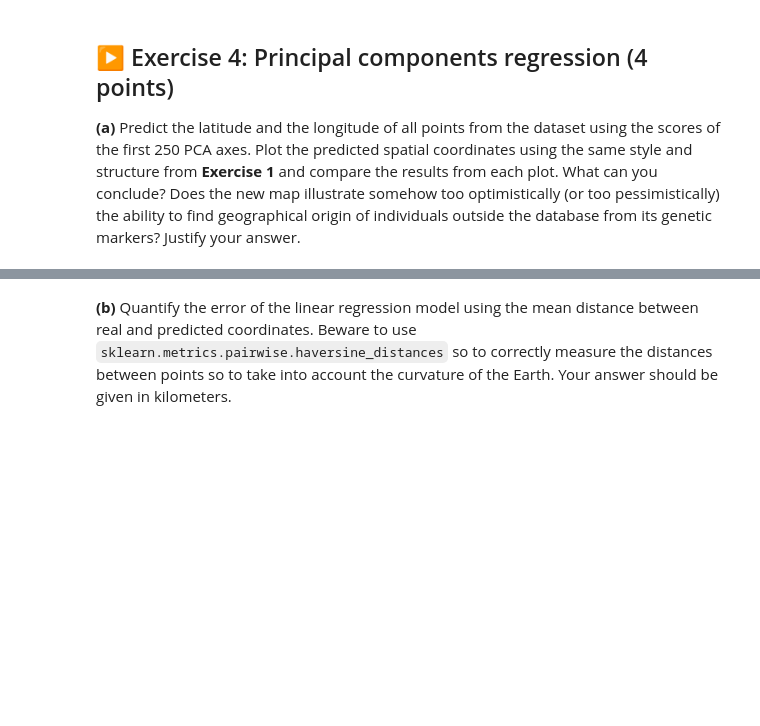
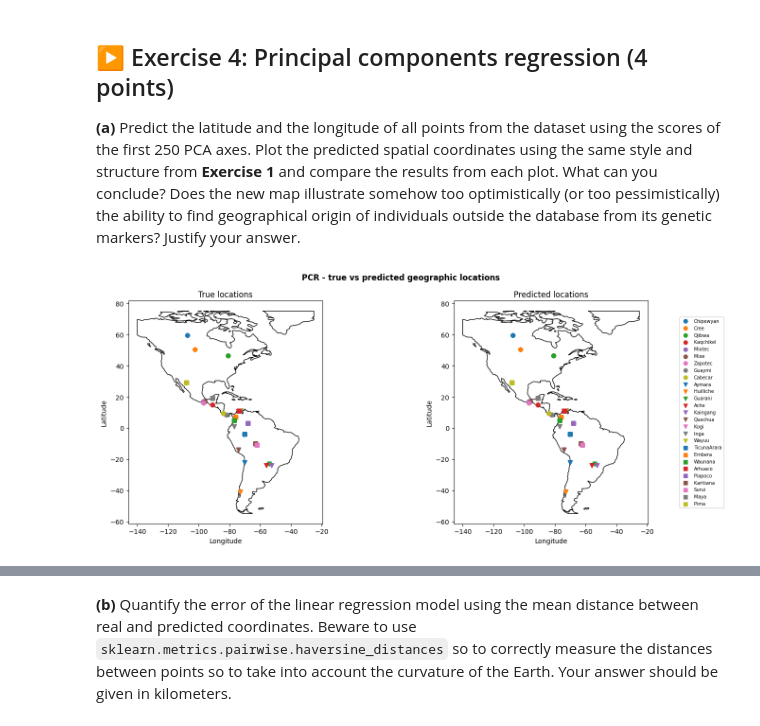
Before and after one commit to Ba-Hi/reports_tp, a Jupyter notebook: TP2/TP2.ipynb, the cells around one changed output, grey strips where cells are left out. Drawn from its saved outputs; the diff is of its cells as text; code cells hidden in the pictures; blank space fills up the shorter version.

```diff
--- a/TP2/TP2.ipynb
+++ b/TP2/TP2.ipynb
@@ -458,3 +437,60 @@ Components for 95% (std): 425
 ## ▶️ Exercise 4: Principal components regression (4 points)
 
 **(a)** Predict the latitude and the longitude of all points from the dataset using the scores of the first 250 PCA axes. Plot the predicted spatial coordinates using the same style and structure from **Exercise 1** and compare the results from each plot. What can you conclude? Does the new map illustrate somehow too optimistically (or too pessimistically) the ability to find geographical origin of individuals outside the database from its genetic markers? Justify your answer.
+# %%
+pca = PCA(n_components=250)
+X_red = pca.fit_transform(X_std)
+
+y_long = df['long']
+y_lat = df['lat']
+
+lr_lat = LinearRegression()
+lr_lon = LinearRegression()
+
+lr_lat.fit(X_red, y_lat)
+lr_lon.fit(X_red, y_long)
+
+
+lat_pred = lr_lat.predict(X_red)
+lon_pred = lr_lon.predict(X_red)
+# %%
+tribes = df.iloc[:, 2]
+
+# Create a GeoDataFrame
+gdf_pred = gpd.GeoDataFrame(df, geometry=gpd.points_from_xy(lon_pred, lat_pred))
+gdf_real = gpd.GeoDataFrame(df, geometry=gpd.points_from_xy(longitude, latitude))
+
+
+world = gpd.read_file(geodatasets.get_path('naturalearth.land'))
+fig, axes = plt.subplots(1, 2, figsize=(16, 6))
+plt.subplots_adjust(left=0.0, right=0.90, bottom=0.10, top=0.92)
+
+
+plt.subplots_adjust(left=0.0, right=0.90, bottom=0.10, top=0.92)
+
+world.clip([-140, -55, -25, 75]).plot(ax=axes[0], color='white', edgecolor='black')
+for i, tribe in enumerate(gdf_real['Pop'].unique()):
+    members_tribe = gdf_real[gdf_real['Pop'] == tribe]
+    axes[0].scatter(members_tribe['long'], members_tribe['lat'],
+               marker=marker_list[i//9],
+               color=colors_list[i%9], label=tribe)
+axes[0].set_title('True locations')
+axes[0].set_xlabel('Longitude')
+axes[0].set_ylabel('Latitude')
+
+world.clip([-140, -55, -25, 75]).plot(ax=axes[1], color='white', edgecolor='black')
+for i, tribe in enumerate(gdf_pred['Pop'].unique()):
+    members_tribe = gdf_pred[gdf_pred['Pop'] == tribe]
+    axes[1].scatter(members_tribe['long'], members_tribe['lat'],
+               marker=marker_list[i//9],
+               color=colors_list[i%9], label=tribe)
+axes[1].set_title('Predicted locations')
+axes[1].set_xlabel('Longitude')
+axes[1].set_ylabel('Latitude')
+
+axes[1].legend(loc='center right', bbox_to_anchor=(1.4, 0.5), fontsize=7)
+plt.suptitle('PCR - true vs predicted geographic locations', fontweight='bold')
+plt.tight_layout()
+plt.show()
+# %% [output]
+[figure, added]
```
Also changed, not shown: parts of 5 cells of this notebook.
